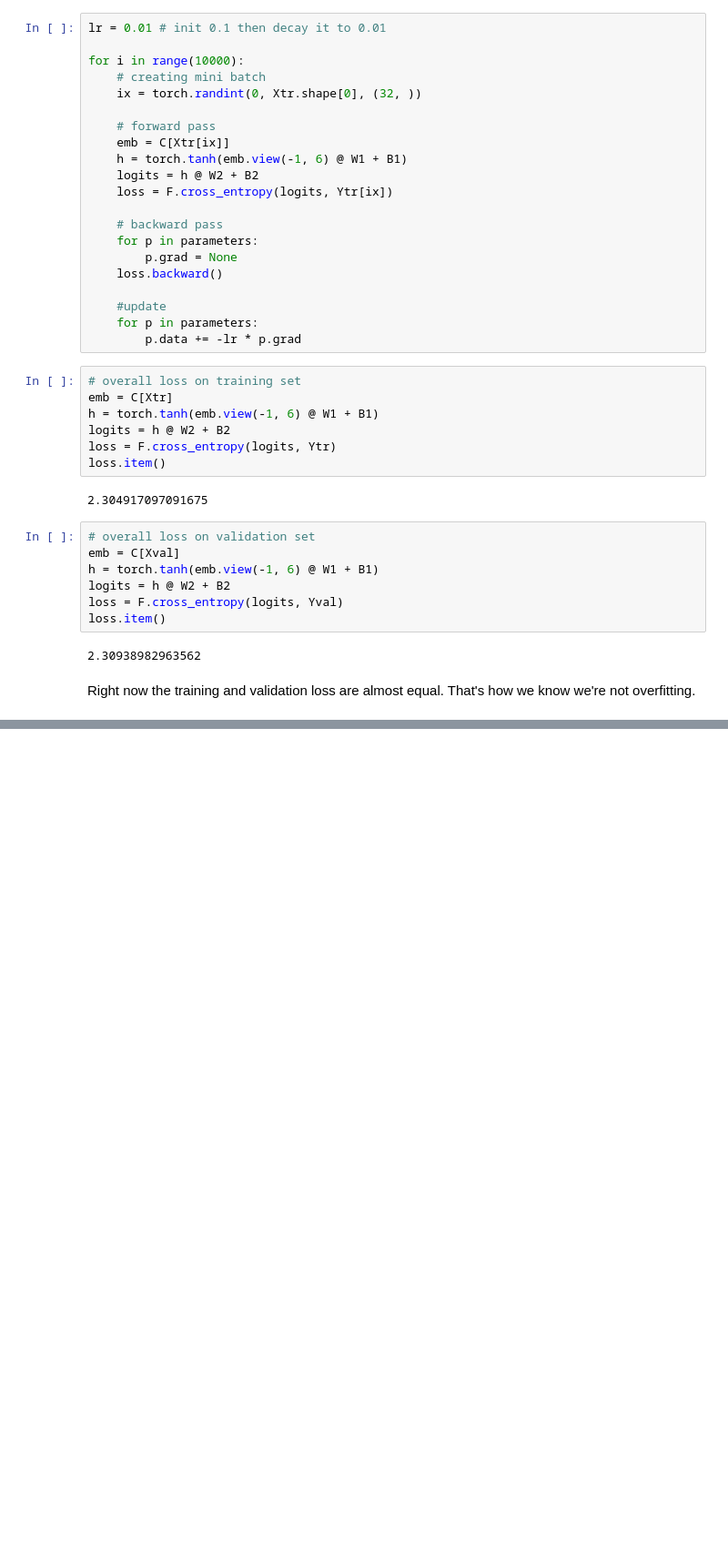
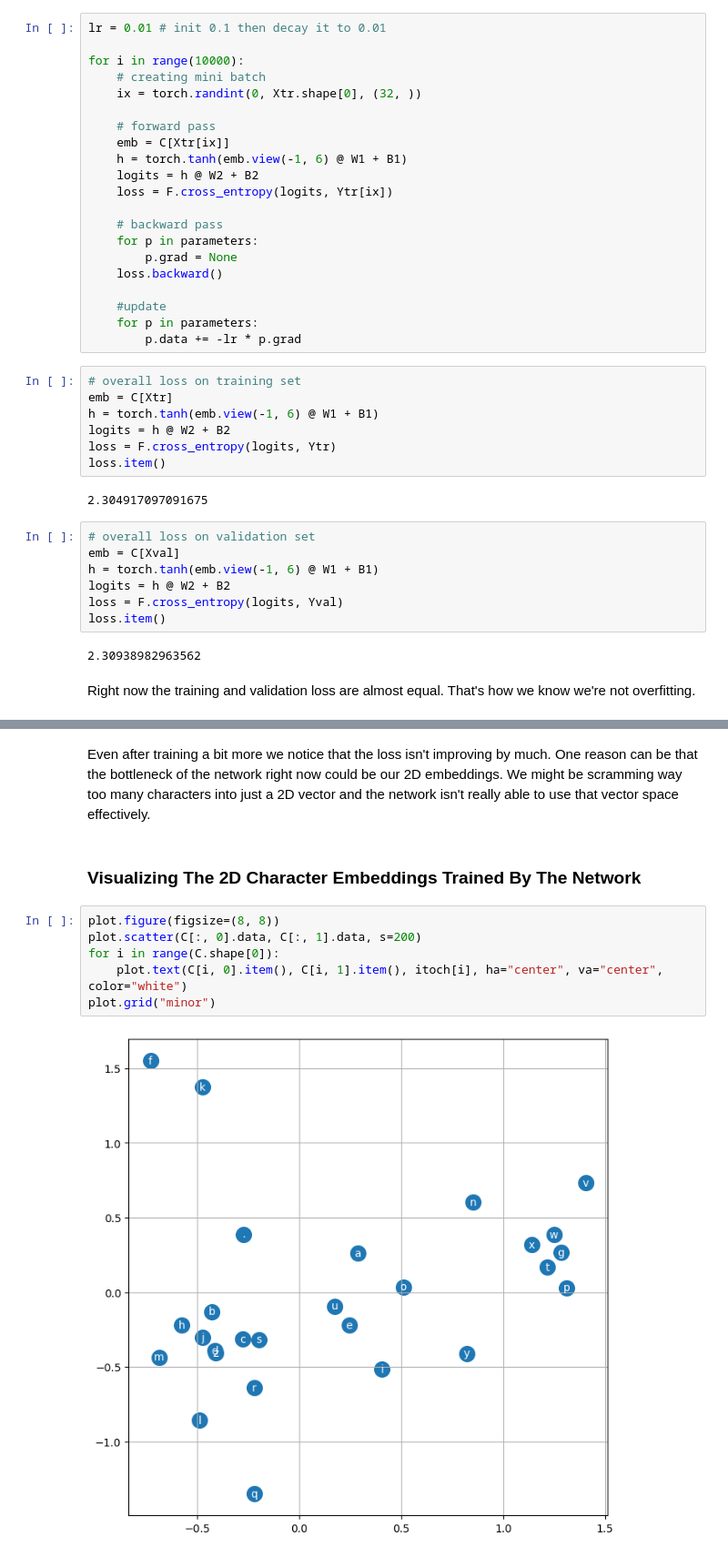
Before and after one commit to startswithzed/neural-nets-playground, a Jupyter notebook: makemore/multi_layer_perceptron.ipynb, the cells around one changed output, grey strips where cells are left out. Shown at 91% size. Drawn from its saved outputs; the diff is of its cells as text; blank space fills up the shorter version.

```diff
--- a/makemore/multi_layer_perceptron.ipynb
+++ b/makemore/multi_layer_perceptron.ipynb
@@ -720,0 +800,12 @@ Right now the training and validation loss are almost equal. That's how we know
+# %% [markdown]
+Even after training a bit more we notice that the loss isn't improving by much. One reason can be that the bottleneck of the network right now could be our 2D embeddings. We might be scramming way too many characters into just a 2D vector and the network isn't really able to use that vector space effectively.
+# %% [markdown]
+### Visualizing The 2D Character Embeddings Trained By The Network
+# %%
+plot.figure(figsize=(8, 8))
+plot.scatter(C[:, 0].data, C[:, 1].data, s=200)
+for i in range(C.shape[0]):
+    plot.text(C[i, 0].item(), C[i, 1].item(), itoch[i], ha="center", va="center", color="white")
+plot.grid("minor")
+# %% [output]
+[figure, added]
```
Also changed, not shown: parts of 12 cells of this notebook.
